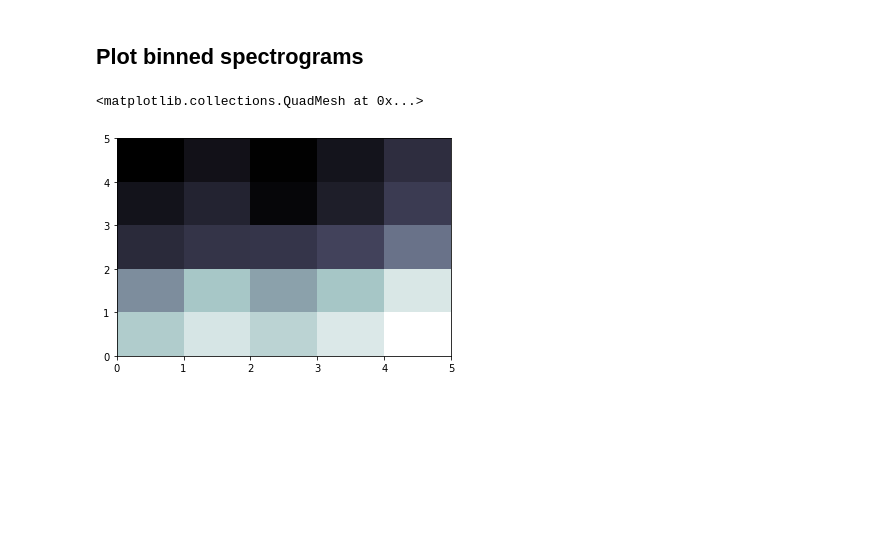
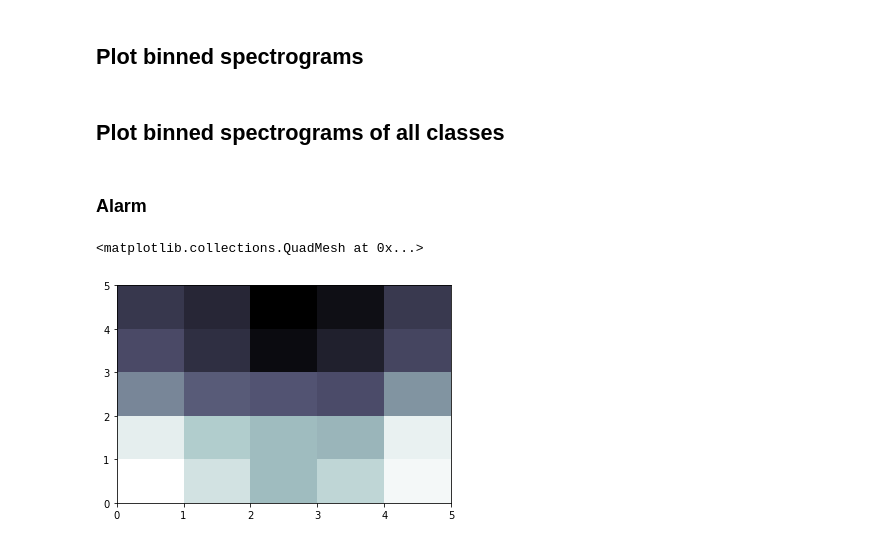
Before and after one commit to ray830305/CS522_assignment-2-, a Jupyter notebook: CS522_assignment2_group1.ipynb, the cells around one changed output. Drawn from its saved outputs; the diff is of its cells as text; code cells hidden in the pictures; blank space fills up the shorter version.

```diff
--- a/CS522_assignment2_group1.ipynb
+++ b/CS522_assignment2_group1.ipynb
@@ -12,7 +18,7 @@ import random
 # %%
 # Defining variables used for reading the data
 
-classes = ["Alarm", "Blender", "Microwave", "Music", "Silence", "Unknown", "Vacuum"]
+classes = ["Alarm", "Blender", "Microwave", "Music", "Silence", "Vacuum"]
 samples_per_class = 20
 # %% [markdown]
 ## Reading in all data
@@ -211,7 +274,20 @@ import matplotlib.pyplot as plt
 %matplotlib inline
 cmap=plt.cm.bone
 cmap.set_under(color='k', alpha=None)
-plt.pcolormesh(np.log10(data_spectrograms_binned[5][2][2]),cmap=cmap)
+plt.pcolormesh(np.log10(data_spectrograms_binned[2][7][2]),cmap=cmap)
-# %% [output]
-<matplotlib.collections.QuadMesh at 0x...>
-[figure, removed]
+# %% [markdown]
+## Plot binned spectrograms of all classes
+# %%
+import numpy as np
+import matplotlib.pyplot as plt
+
+%matplotlib inline
+cmap=plt.cm.bone
+cmap.set_under(color='k', alpha=None)
+# %% [markdown]
+### Alarm
+# %%
+plt.pcolormesh(np.log10(data_spectrograms_binned[0][0][2]),cmap=cmap)
+# %% [output]
+<matplotlib.collections.QuadMesh at 0x...>
+[figure, added]
```
Also changed, not shown: parts of 22 cells of this notebook.
